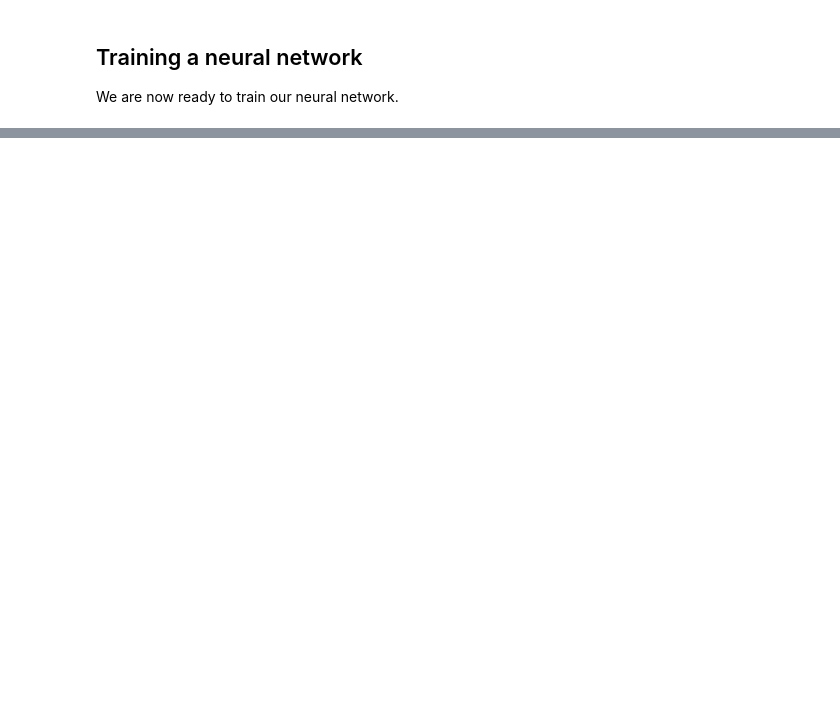
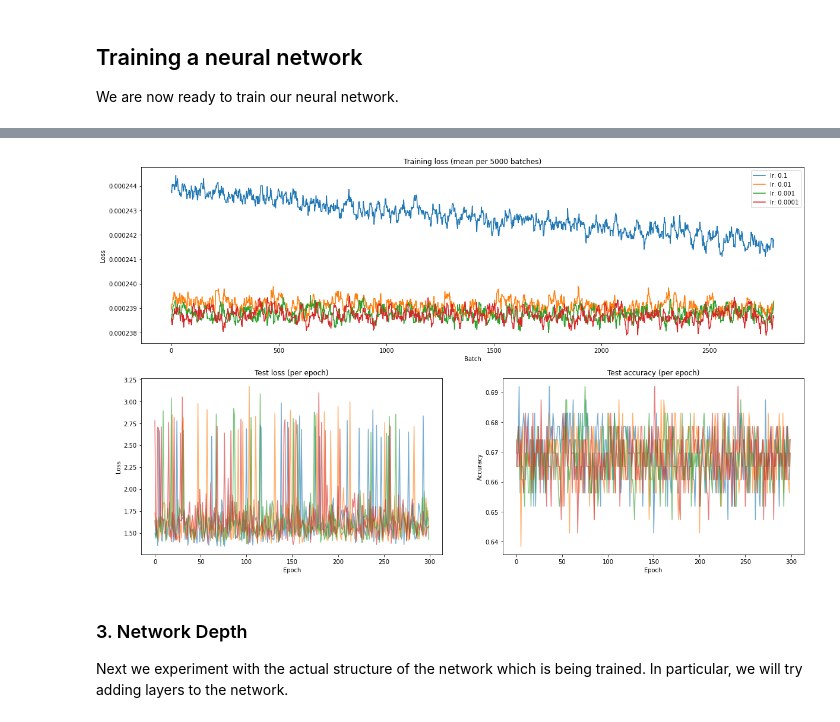
Before and after one commit to rcushen/math5836, a Jupyter notebook: project_1/Project 1.ipynb, the cells around one changed output, grey strips where cells are left out. Drawn from its saved outputs; the diff is of its cells as text; code cells hidden in the pictures; blank space fills up the shorter version.

```diff
--- a/project_1/Project 1.ipynb
+++ b/project_1/Project 1.ipynb
@@ -194,0 +299,15 @@ plt.show()
+# %%
+learning_rates = [0.1, 0.01, 0.001, 0.0001]
+experiment_results = []
+
+for learning_rate in learning_rates:
+    experiment_results.append(train_network(train_dataloader, test_dataloader, Net(),
+                            optim.SGD(model.parameters(), lr=learning_rate), nn.CrossEntropyLoss(), 300,
+                            'lr: {}'.format(str(learning_rate)), window_length=5000))
+# %%
+plot_results(experiment_results, window_length=5000)
+# %% [output]
+[figure, added]
+# %% [markdown]
+### 3. Network Depth
+Next we experiment with the actual structure of the network which is being trained. In particular, we will try adding layers to the network.
```
Also changed, not shown: parts of 18 cells of this notebook, 1 other file.
